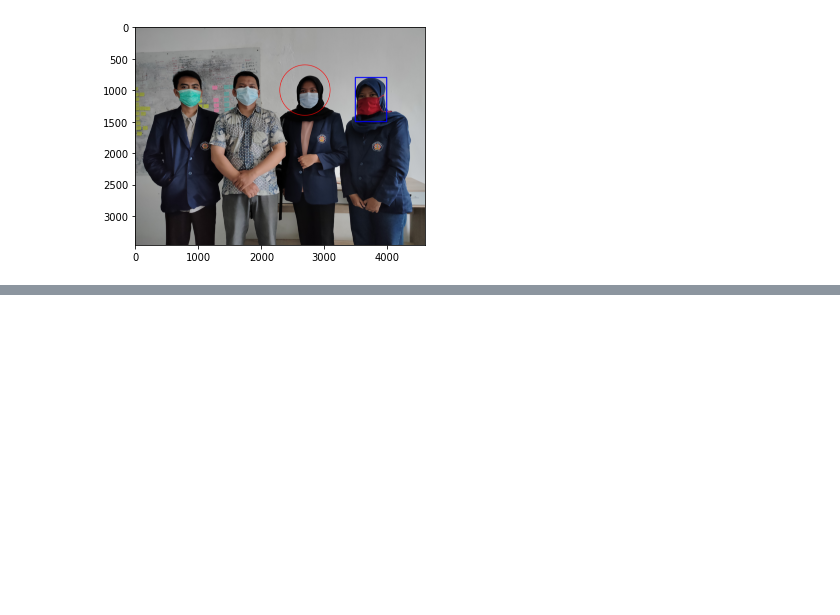
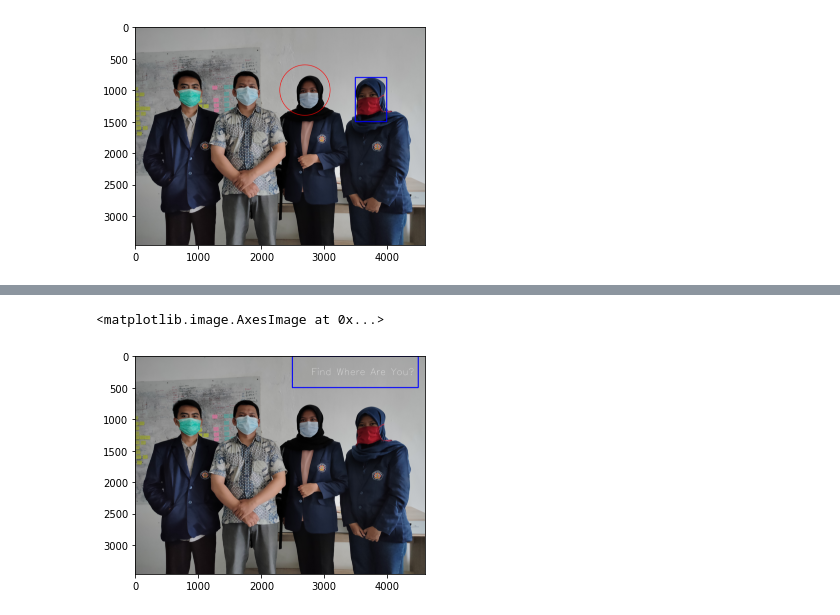
Before and after one commit to fidelatrstyni/PCVK_Genap_2021, a Jupyter notebook: Week2.ipynb, the cells around one changed output, grey strips where cells are left out. Saved outputs shown, nothing was run; the diff lists cells and outputs as text; code cells hidden in the pictures; blank space fills up the shorter version.

```diff
--- a/Week2.ipynb
+++ b/Week2.ipynb
@@ -161,0 +180,7 @@ plt.imshow(img_act1)
+# %%
+font = cv.FONT_HERSHEY_SIMPLEX
+cv.putText(img_soall2,text="Find Where Are You?",org=(2800,300),fontFace=font,fontScale=5,color=(255,255,255),thickness=2,lineType=cv.LINE_AA)
+plt.imshow(img_soall2)
+# %% [output]
+<matplotlib.image.AxesImage at 0x...>
+[figure, added]
```
Also changed, not shown: parts of 6 cells of this notebook.
